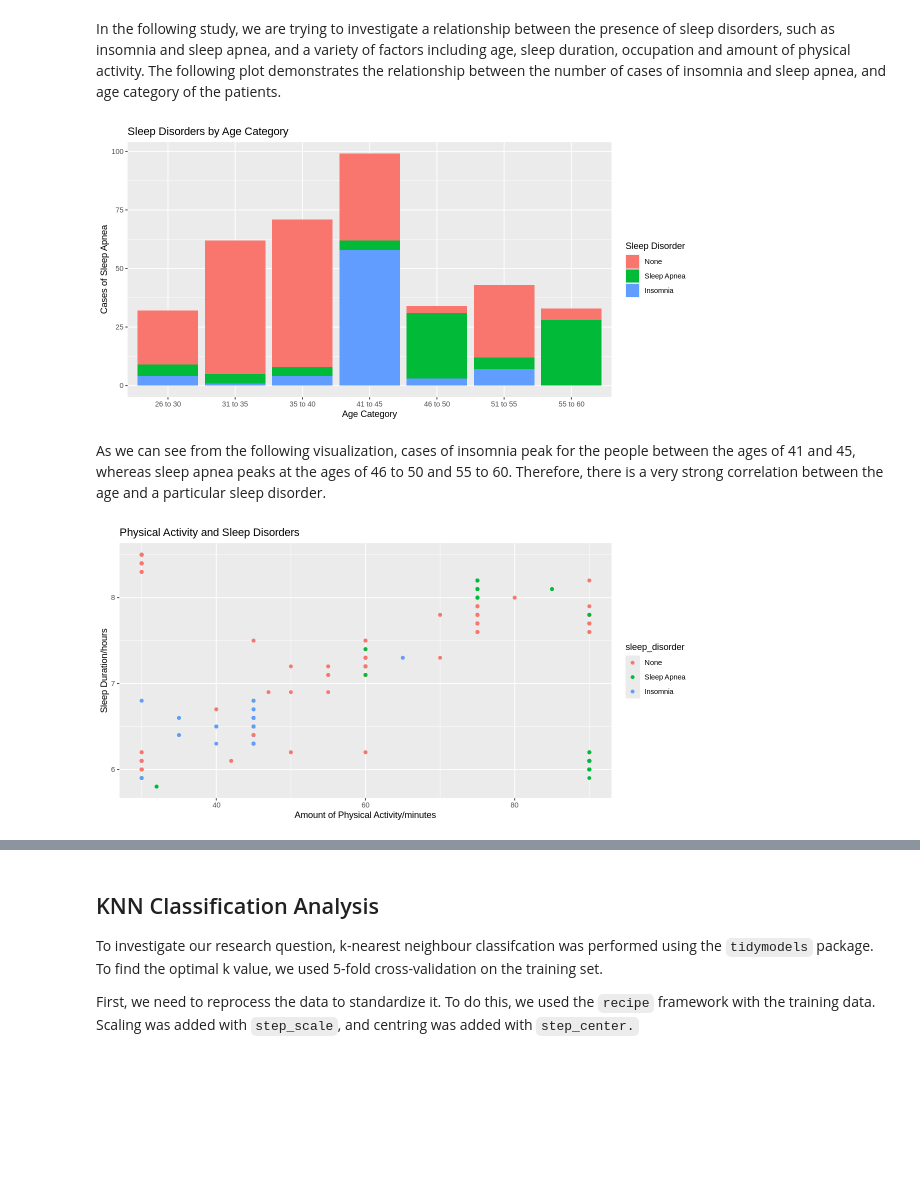
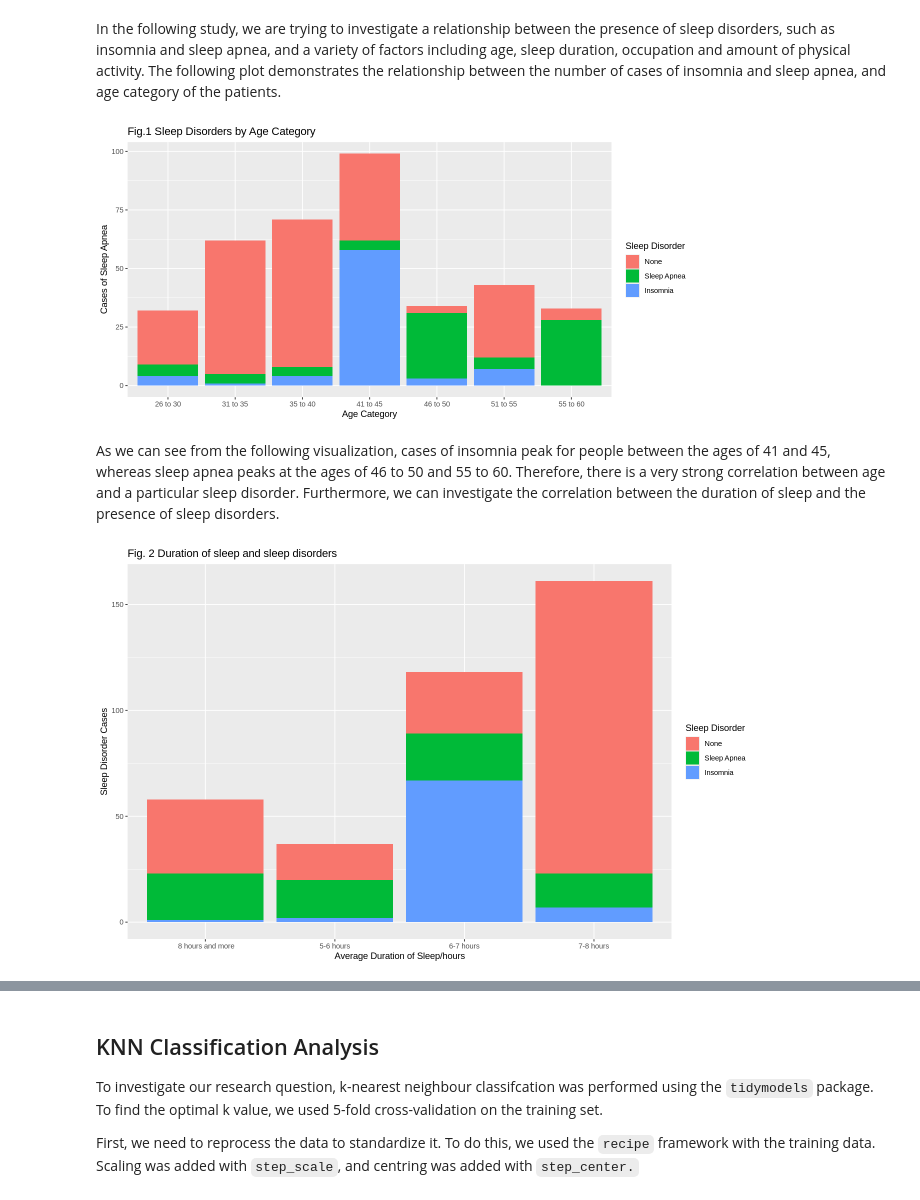
Before and after one commit to d-alex171/dsci-project, a Jupyter notebook: ProjectReport.ipynb, the cells around one changed output, grey strips where cells are left out. Cells and saved outputs as stored; diff of their text form; code cells hidden in the pictures; blank space fills up the shorter version.

Commit message:
Formatted Visualizations

```diff
--- a/ProjectReport.ipynb
+++ b/ProjectReport.ipynb
@@ -61,7 +61,7 @@ A spec_tbl_df: 374 × 13
 | 374 | Female | 59 | Nurse | 8.1 | 9 | 75 | 3 | ... |
 # %%
 #Tidy the data.
-sleep_data <- sleep_data |>
+sleep_data <- sleep_data_untidy |>
     select(age, sleep_duration, physical_activity, blood_pressure, heart_rate, sleep_disorder) |>
     mutate(sleep_disorder = as_factor(sleep_disorder)) |>
     mutate(sleep_disorder = fct_recode(sleep_disorder, "Insomnia" = "2", "Sleep Apnea" = "1", "None" = "0")) |>
@@ -125,20 +125,26 @@ sleep_plot_age <- sleep_data_age_category |>
     ggplot(aes(x=age_cat)) +
     geom_bar(aes(fill=sleep_disorder)) +
     labs(x = "Age Category", y = "Cases of Sleep Apnea", fill="Sleep Disorder") +
-    ggtitle("Sleep Disorders by Age Category")
+    ggtitle("Fig.1 Sleep Disorders by Age Category")
 
 sleep_plot_age
 # %% [output]
-[figure, old version]
+[figure, new version]
 # %% [markdown]
-As we can see from the following visualization, cases of insomnia peak for the people between the ages of 41 and  45, whereas sleep apnea peaks at the ages of 46 to 50 and 55 to 60. Therefore, there is a very strong correlation between the age and a particular sleep disorder.
+As we can see from the following visualization, cases of insomnia peak for people between the ages of 41 and  45, whereas sleep apnea peaks at the ages of 46 to 50 and 55 to 60. Therefore, there is a very strong correlation between age and a particular sleep disorder. Furthermore, we can investigate the correlation between the duration of sleep and the presence of sleep disorders.
 # %%
-sleep_plot_pa <- sleep_data |>
-    ggplot(aes(x=physical_activity, y=sleep_duration)) +
-    geom_point(aes(color=sleep_disorder)) +
-    labs(x = "Amount of Physical Activity/minutes", y = "Sleep Duration/hours") +
-    ggtitle("Physical Activity and Sleep Disorders")
+sleep_data_duration_category <- sleep_data |>
+    mutate(duration_cat = case_when(sleep_duration >= 5 & sleep_duration <= 6 ~ "5-6 hours",
+                               sleep_duration > 6 & sleep_duration <= 7 ~ "6-7 hours",
+                               sleep_duration > 7 & sleep_duration <= 8 ~ "7-8 hours",
+                               sleep_duration > 8 ~ " 8 hours and more"))
 
-sleep_plot_pa
+sleep_plot_duration <- sleep_data_duration_category |>
+    ggplot(aes(x = duration_cat)) +
+    geom_bar(aes(fill=sleep_disorder)) +
+    labs(x="Average Duration of Sleep/hours", y="Sleep Disorder Cases", fill="Sleep Disorder") +
+    ggtitle("Fig. 2 Duration of sleep and sleep disorders")
+
+sleep_plot_duration
 # %% [output]
-[figure, old version]
+[figure, new version]
```
Also changed, not shown: parts of 5 cells of this notebook.
